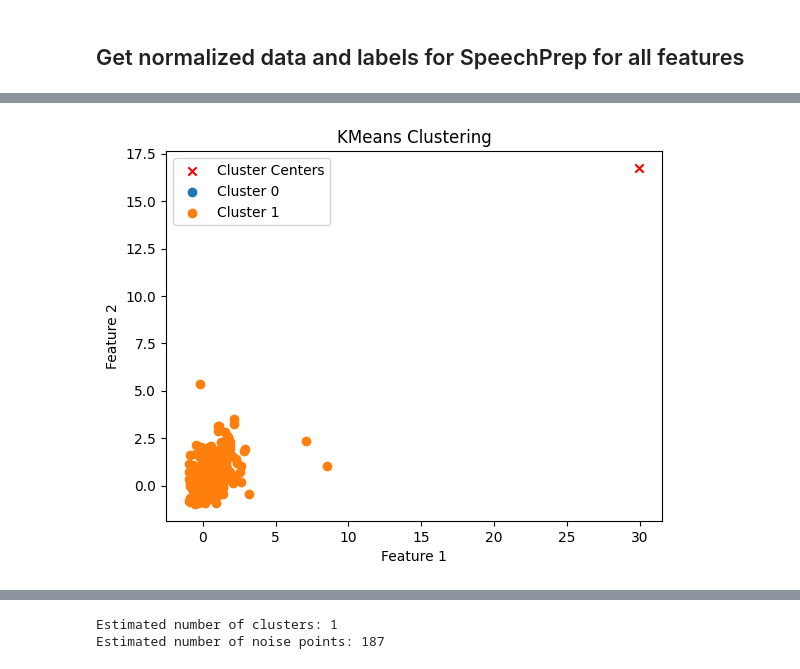
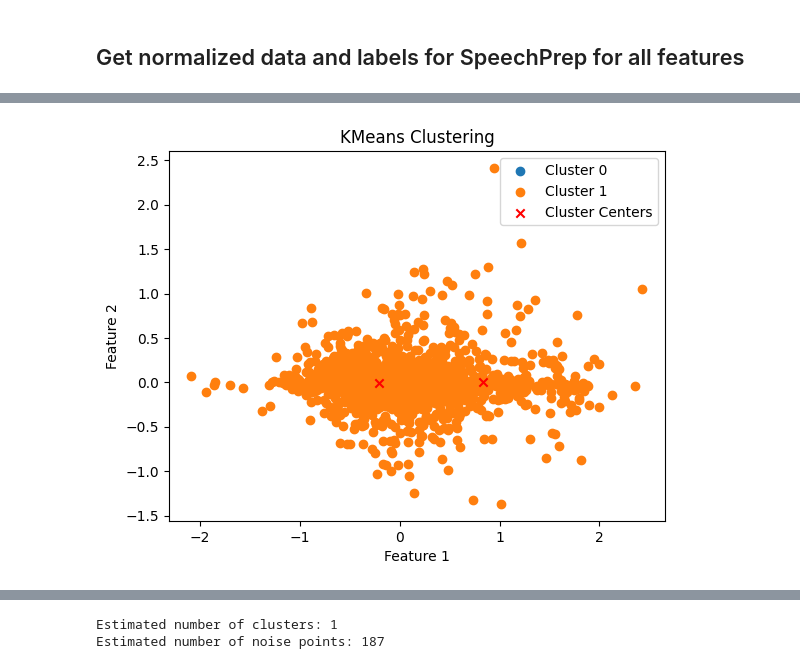
Before and after one commit to zhangster12/BMED-6517-Sp-24-Team-1, a Jupyter notebook: Clustering/mi_ht_cluster.ipynb, the cells around one changed output, grey strips where cells are left out. Saved outputs shown, nothing was run; the diff lists cells and outputs as text; code cells hidden in the pictures.

```diff
--- a/Clustering/mi_ht_cluster.ipynb
+++ b/Clustering/mi_ht_cluster.ipynb
@@ -271,0 +280,18 @@ X_spca = spca.transform(X)
+# %%
+# Perform PCA
+pca = PCA(n_components=5)
+pca.fit(X)
+X_pca = pca.transform(X)
+
+# Perform SparsePCA
+spca = SparsePCA(n_components=5)
+spca.fit(X)
+X_spca = spca.transform(X)
+
+fig, axes = plt.subplots(1,2,figsize=(9,5))
+
+axes[0].scatter(X_pca[:,0], X_pca[:,1],c=y)
+axes[0].set_title('PCA')
+
+axes[1].scatter(X_spca[:,0], X_spca[:,1],c=y)
+axes[1].set_title('Sparse PCA')
@@ -301,32 +333,32 @@ Feature importance:
 # %%
 from sklearn.cluster import KMeans
 
 kmeans = KMeans(n_clusters=2)  # Assuming you want to divide subjects into 2 clusters (healthy vs. unhealthy)
 
 # Fit KMeans to your data
 kmeans.fit(X_pca)
 
 # Get cluster assignments for each subject
 cluster_labels = kmeans.labels_
 
 # Get cluster centers and labels
 cluster_centers = kmeans.cluster_centers_
 kmeans_labels = kmeans.labels_
 
+# Plotting data points with labels
+for i in range(2):
+    cluster_points = X_pca[y == i]
+    plt.scatter(cluster_points[:, 0], cluster_points[:, 1], label=f'Cluster {i}')
+
 # Plotting cluster centers
 plt.scatter(cluster_centers[:, 0], cluster_centers[:, 1], c='red', marker='x', label='Cluster Centers')
-
-# Plotting data points with labels
-for i in range(2):
-    cluster_points = data_all_1_array[labels == i]
-    plt.scatter(cluster_points[:, 0], cluster_points[:, 1], label=f'Cluster {i}')
 
 plt.xlabel('HR')
 plt.ylabel('PAT')
 plt.xlabel('Feature 1')
 plt.ylabel('Feature 2')
 plt.title('KMeans Clustering')
 plt.legend()
 plt.show()
 # %% [output]
-[figure, old version]
+[figure, new version]
```
Also changed, not shown: parts of 11 cells of this notebook.
